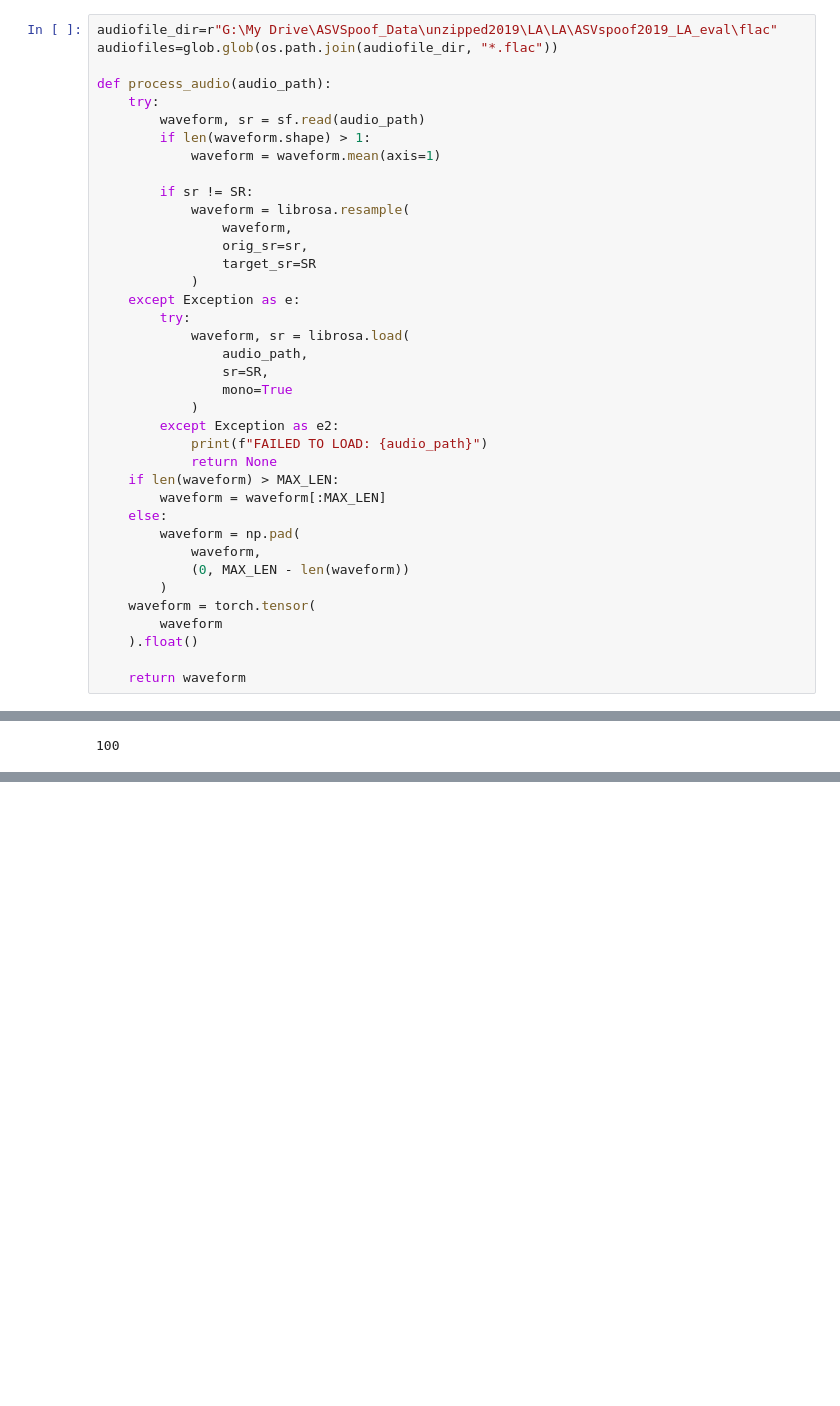
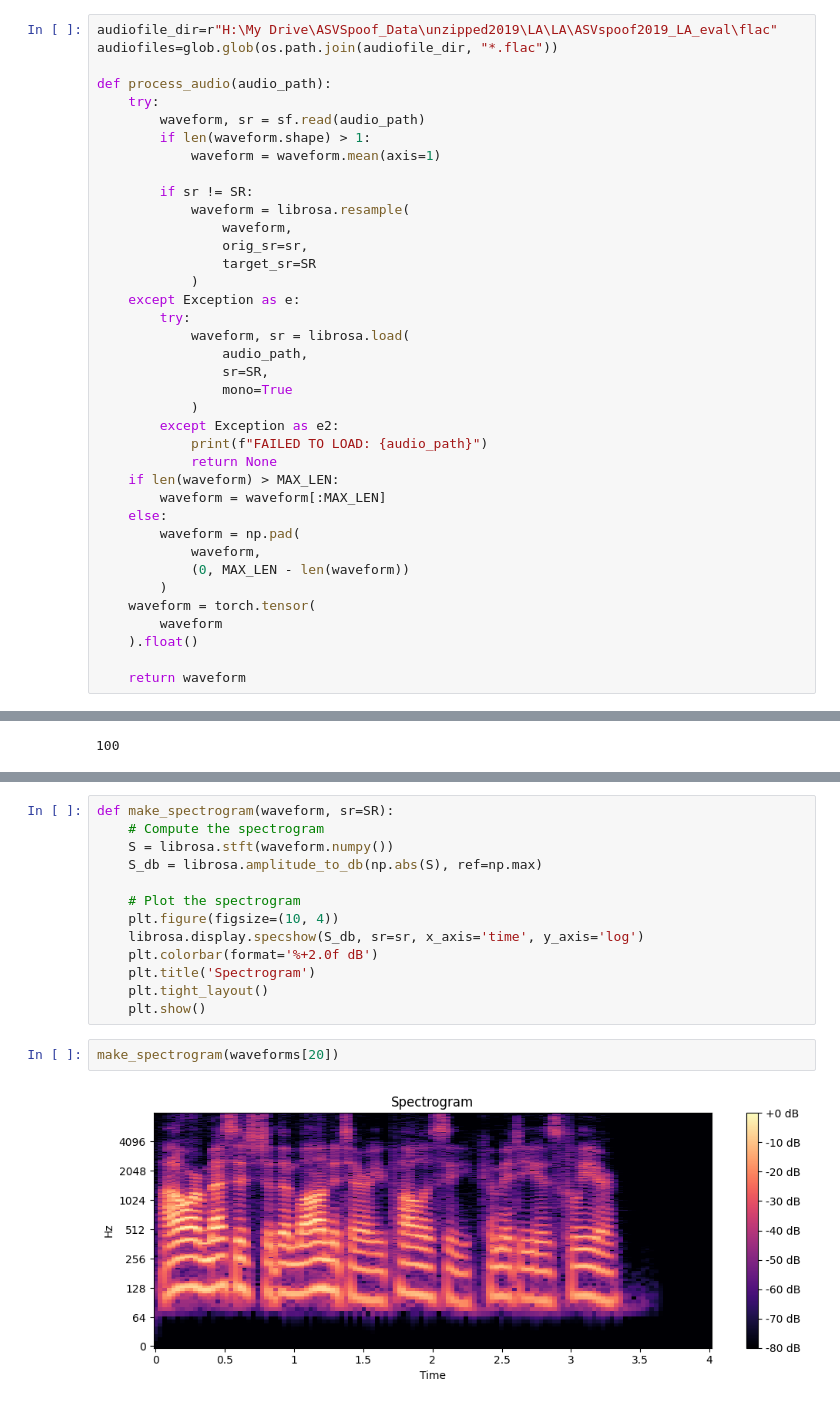
Before and after one commit to eglhannah/CapitalOne_AudioDeepfake_Project, a Jupyter notebook: explainability (Hannah)/LIME.ipynb, the cells around one changed output, grey strips where cells are left out. Saved outputs shown, nothing was run; the diff lists cells and outputs as text; blank space fills up the shorter version.

```diff
--- a/explainability (Hannah)/LIME.ipynb
+++ b/explainability (Hannah)/LIME.ipynb
@@ -123,5 +144,5 @@ Notes:
 # %%
-audiofile_dir=r"G:\My Drive\ASVSpoof_Data\unzipped2019\LA\LA\ASVspoof2019_LA_eval\flac"
+audiofile_dir=r"H:\My Drive\ASVSpoof_Data\unzipped2019\LA\LA\ASVspoof2019_LA_eval\flac"
 audiofiles=glob.glob(os.path.join(audiofile_dir, "*.flac"))
 
 def process_audio(audio_path):
@@ -229,0 +235,17 @@ array([[0.52335566, 0.4766443 ]], dtype=float32)
+# %%
+def make_spectrogram(waveform, sr=SR):
+    # Compute the spectrogram
+    S = librosa.stft(waveform.numpy())
+    S_db = librosa.amplitude_to_db(np.abs(S), ref=np.max)
+
+    # Plot the spectrogram
+    plt.figure(figsize=(10, 4))
+    librosa.display.specshow(S_db, sr=sr, x_axis='time', y_axis='log')
+    plt.colorbar(format='%+2.0f dB')
+    plt.title('Spectrogram')
+    plt.tight_layout()
+    plt.show()
+# %%
+make_spectrogram(waveforms[20])
+# %% [output]
+[figure, added]
```
Also changed, not shown: parts of 13 cells of this notebook.
